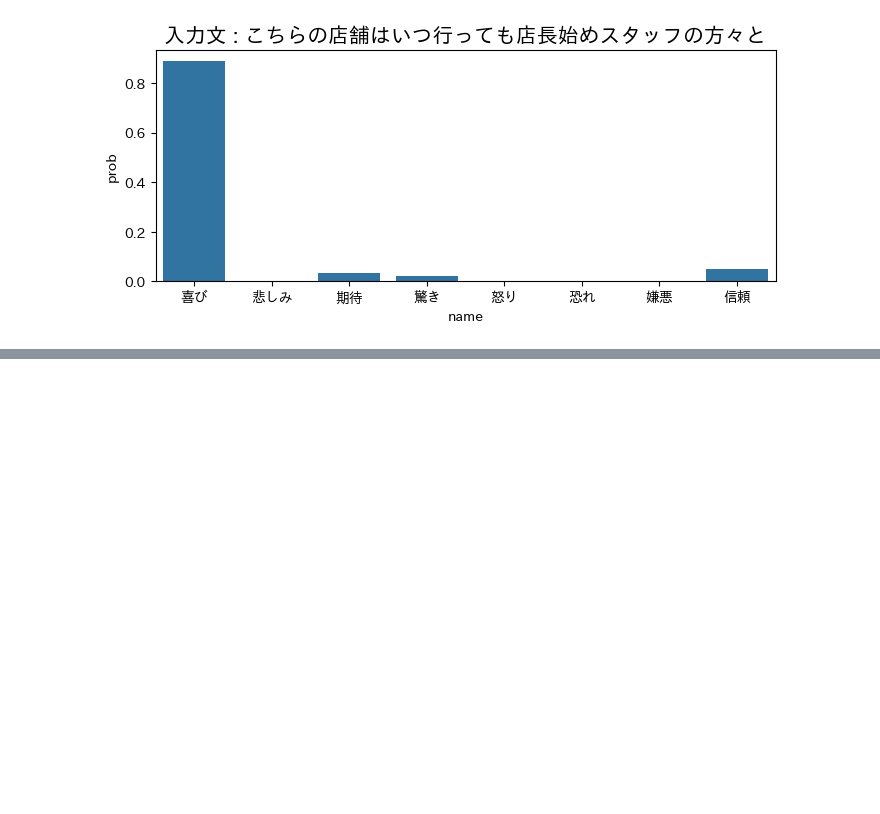
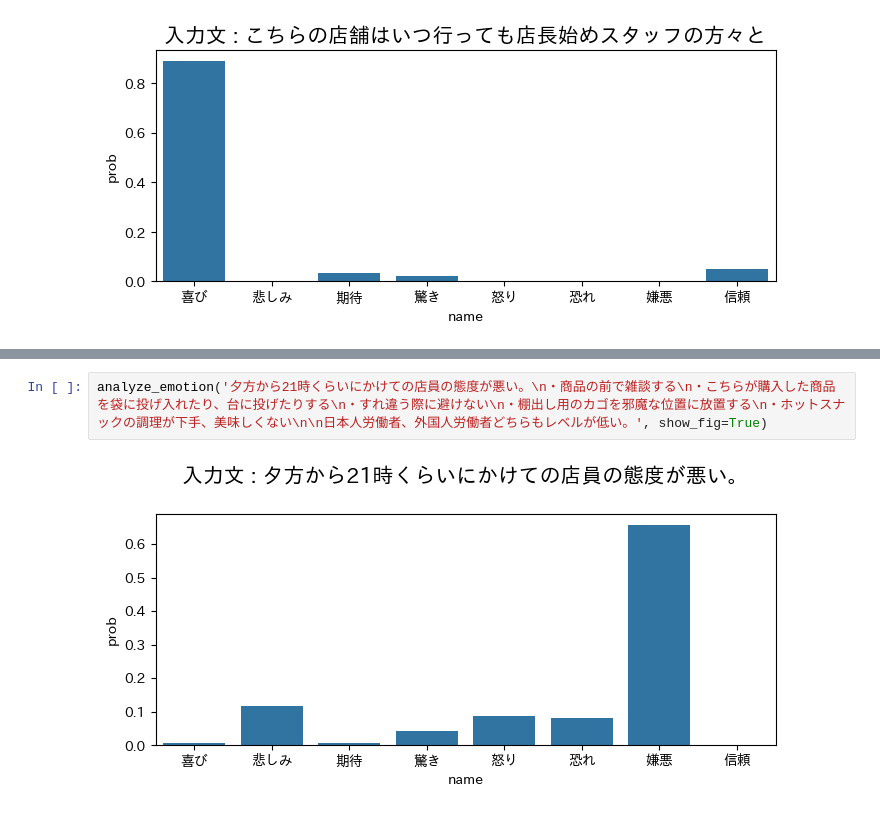
Before and after one commit to Kynea0b/demo-nlp, a Jupyter notebook: notebooks/8-emotions.ipynb, the cells around one changed output, grey strips where cells are left out. Cells and saved outputs as stored; diff of their text form; blank space fills up the shorter version.

```diff
--- a/notebooks/8-emotions.ipynb
+++ b/notebooks/8-emotions.ipynb
@@ -189,0 +202,4 @@ analyze_emotion('こちらの店舗はいつ行っても店長始めスタッフ
+# %%
+analyze_emotion('夕方から21時くらいにかけての店員の態度が悪い。\n・商品の前で雑談する\n・こちらが購入した商品を袋に投げ入れたり、台に投げたりする\n・すれ違う際に避けない\n・棚出し用のカゴを邪魔な位置に放置する\n・ホットスナックの調理が下手、美味しくない\n\n日本人労働者、外国人労働者どちらもレベルが低い。', show_fig=True)
+# %% [output]
+[figure, added]
```
Also changed, not shown: parts of 4 cells of this notebook.
